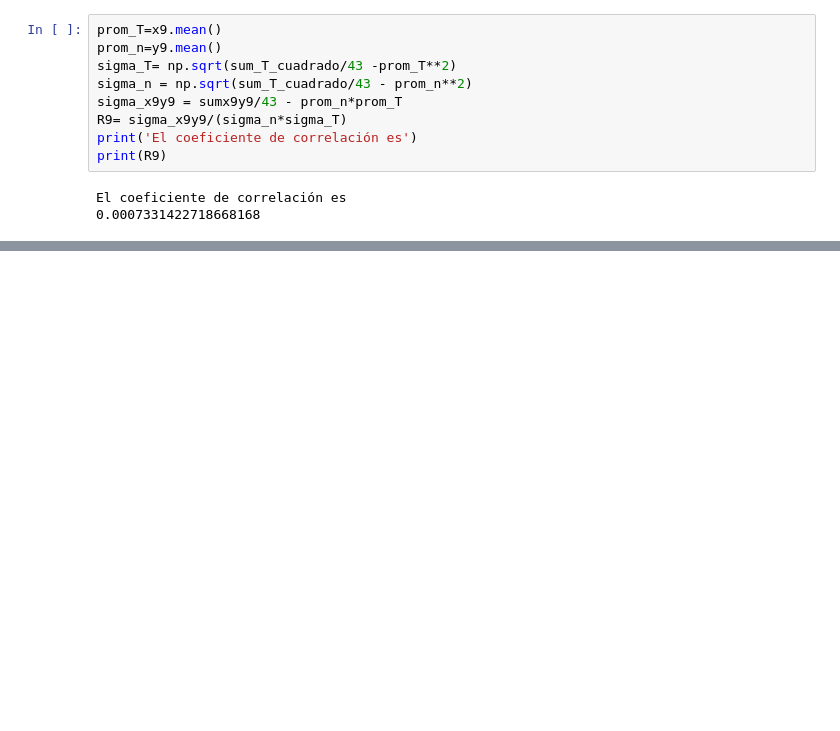
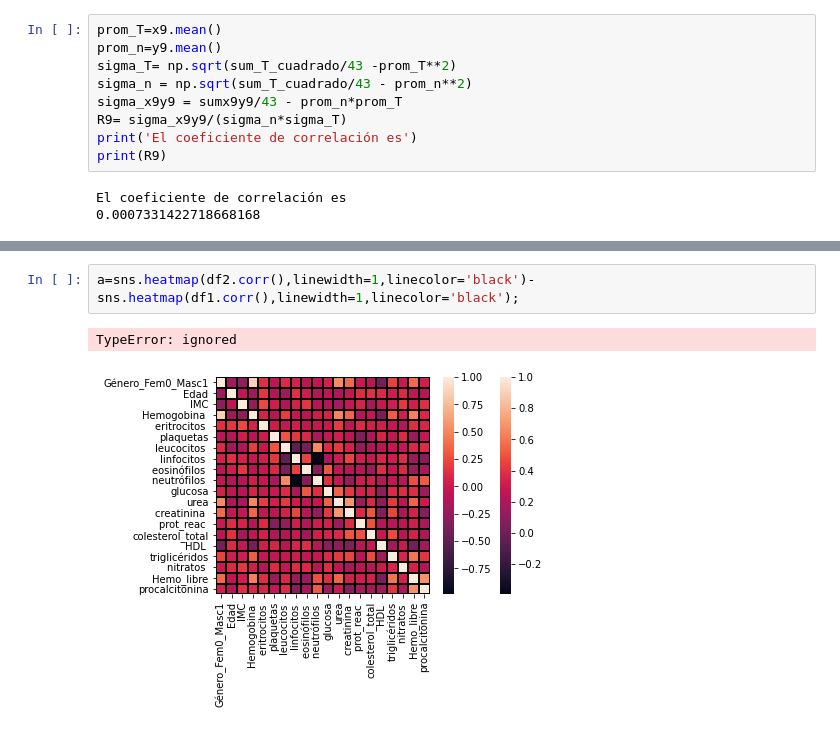
Before and after one commit to Erandi0011/Correlations, a Jupyter notebook: Correlation1st.ipynb, the cells around one changed output, grey strips where cells are left out. Drawn from its saved outputs; the diff is of its cells as text; blank space fills up the shorter version.

```diff
--- a/Correlation1st.ipynb
+++ b/Correlation1st.ipynb
@@ -528,0 +597,5 @@ El coeficiente de correlación es
+# %%
+a=sns.heatmap(df2.corr(),linewidth=1,linecolor='black')-sns.heatmap(df1.corr(),linewidth=1,linecolor='black');
+# %% [output]
+TypeError: ignored
+[figure, added]
```
Also changed, not shown: parts of 6 cells of this notebook.
